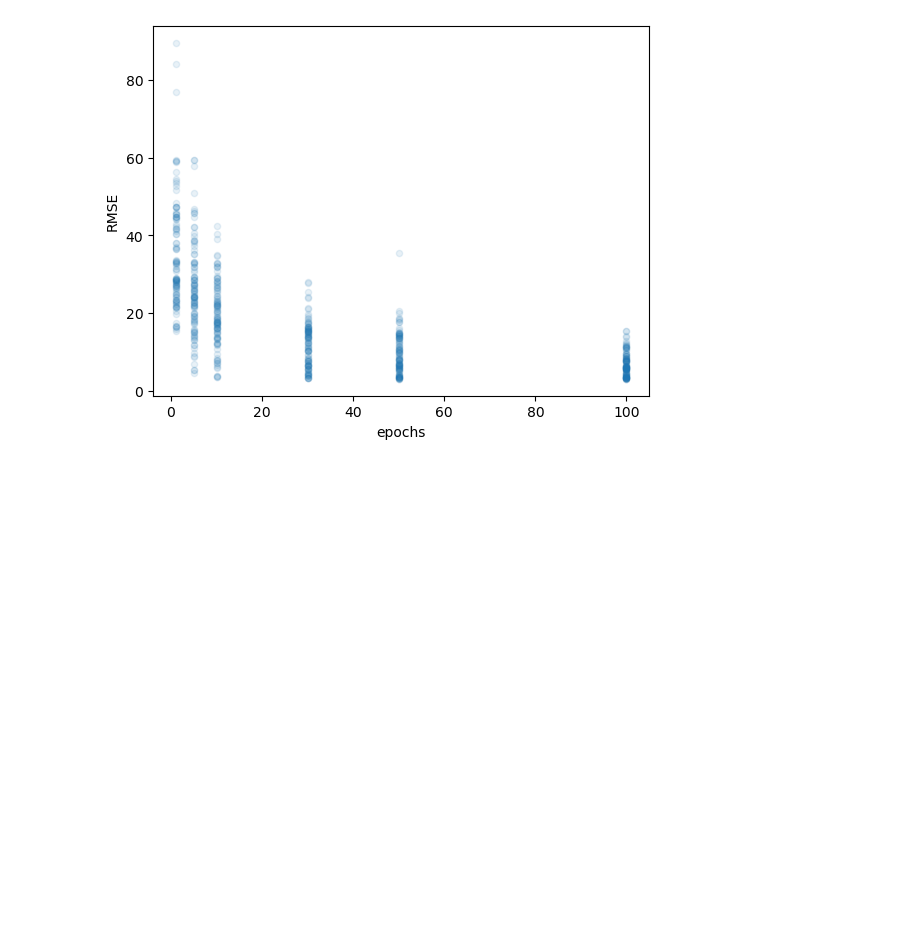
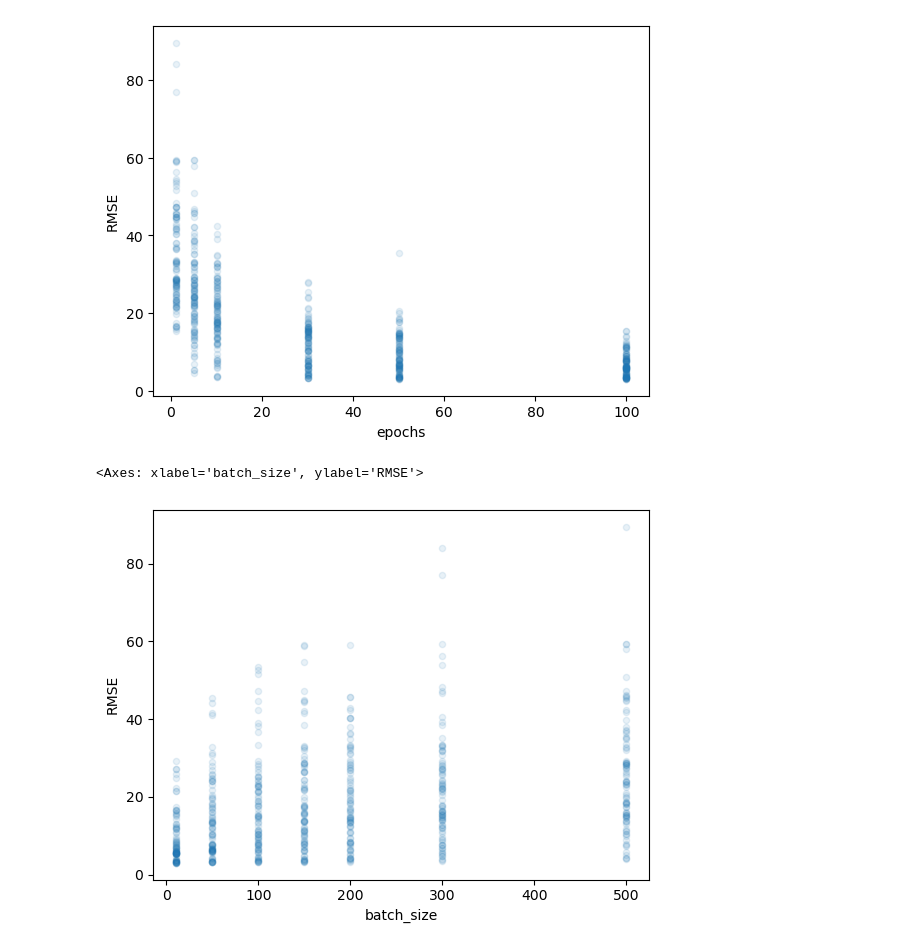
Before and after one commit to geo-smart/Snow-Extrapolation, a Jupyter notebook: contributors/spestana/training-sensitivity-analysis.ipynb, the cells around one changed output. Cells and saved outputs as stored; diff of their text form; code cells hidden in the pictures; blank space fills up the shorter version.

```diff
--- a/contributors/spestana/training-sensitivity-analysis.ipynb
+++ b/contributors/spestana/training-sensitivity-analysis.ipynb
@@ -16,3 +33,8 @@ df.plot.scatter(x='epochs',y='RMSE',  alpha=0.1)
 # %% [output]
 <Axes: xlabel='epochs', ylabel='RMSE'>
 [figure]
+# %%
+df.plot.scatter(x='batch_size',y='RMSE',  alpha=0.1)
+# %% [output]
+<Axes: xlabel='batch_size', ylabel='RMSE'>
+[figure, added]
```
Also changed, not shown: parts of 5 cells of this notebook.
